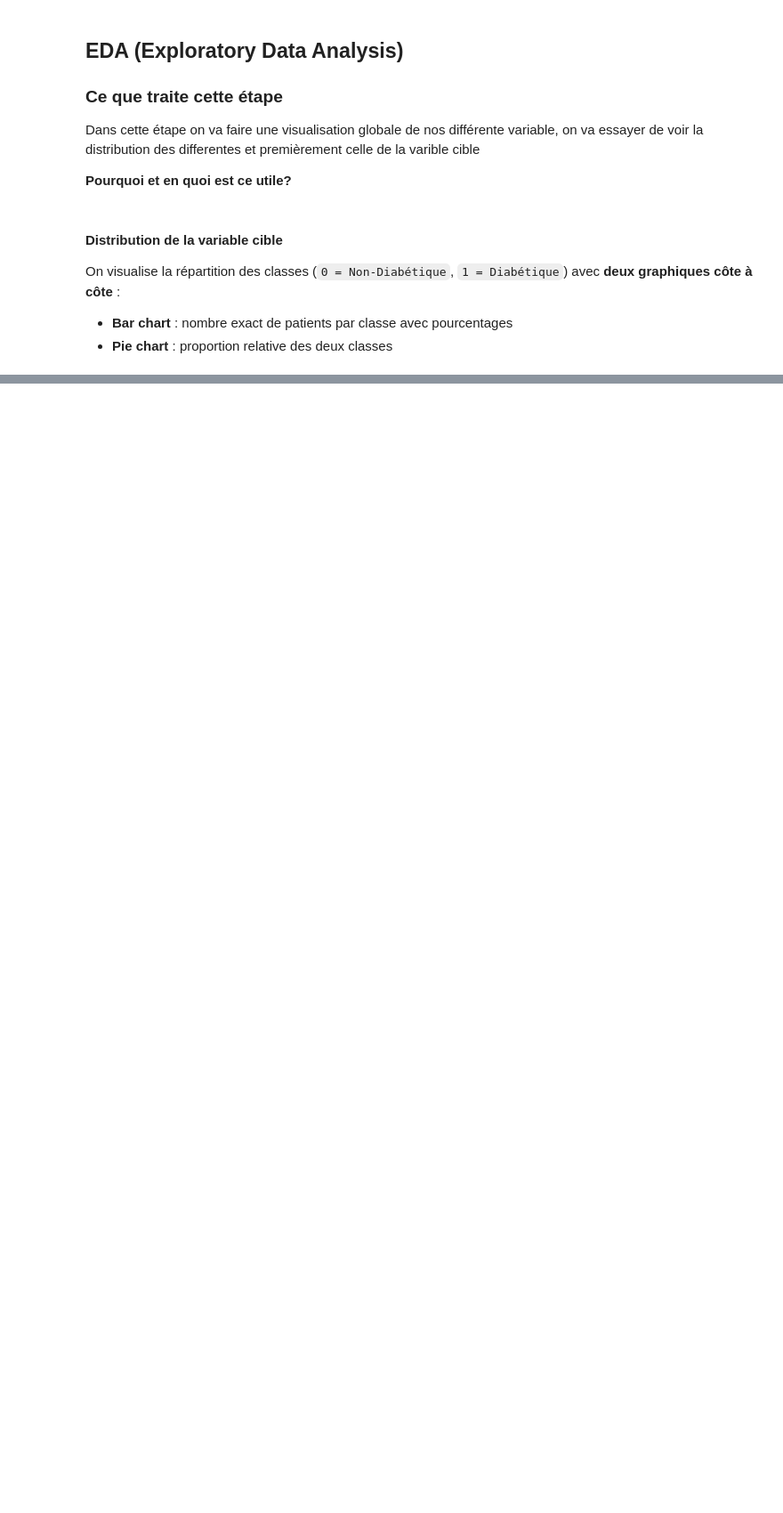
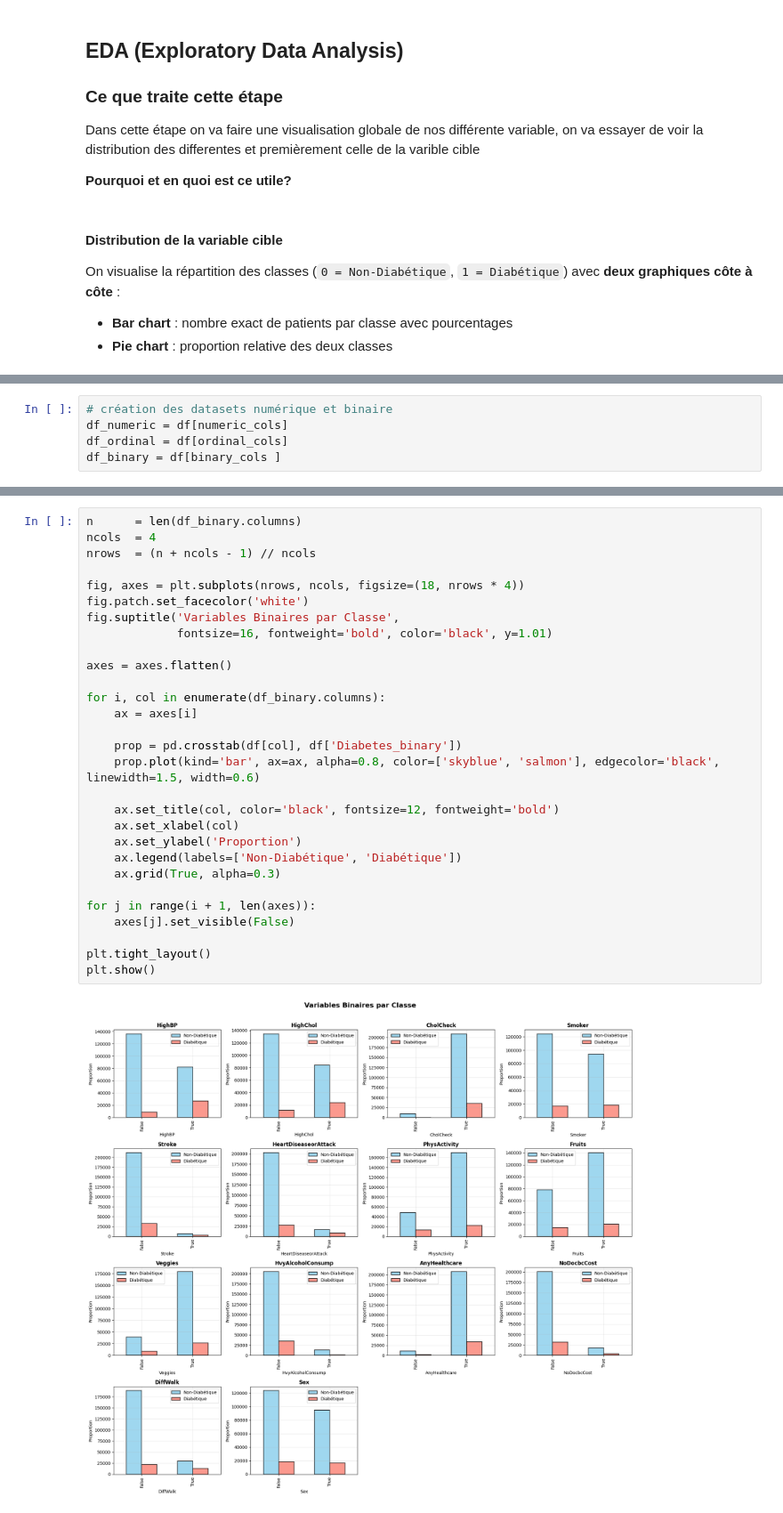
Before and after one commit to A4-CESI/deep_learning, a Jupyter notebook: preprocessing/preprocessingg.ipynb, the cells around one changed output, grey strips where cells are left out. Shown at 89% size. Saved outputs shown, nothing was run; the diff lists cells and outputs as text; blank space fills up the shorter version.

```diff
--- a/preprocessing/preprocessingg.ipynb
+++ b/preprocessing/preprocessingg.ipynb
@@ -188 +172,6 @@ df_global = pd.concat([df_train_scaled, df_val_scaled, df_test_scaled], ignore_i
+# %%
+# création des datasets numérique et binaire
+df_numeric = df[numeric_cols]
+df_ordinal = df[ordinal_cols]
+df_binary = df[binary_cols ]
 # %%
@@ -272,0 +345,31 @@ plt.show()
+# %%
+n      = len(df_binary.columns)
+ncols  = 4
+nrows  = (n + ncols - 1) // ncols
+
+fig, axes = plt.subplots(nrows, ncols, figsize=(18, nrows * 4))
+fig.patch.set_facecolor('white')
+fig.suptitle('Variables Binaires par Classe',
+             fontsize=16, fontweight='bold', color='black', y=1.01)
+
+axes = axes.flatten()
+
+for i, col in enumerate(df_binary.columns):
+    ax = axes[i]
+
+    prop = pd.crosstab(df[col], df['Diabetes_binary'])
+    prop.plot(kind='bar', ax=ax, alpha=0.8, color=['skyblue', 'salmon'], edgecolor='black', linewidth=1.5, width=0.6)
+
+    ax.set_title(col, color='black', fontsize=12, fontweight='bold')
+    ax.set_xlabel(col)
+    ax.set_ylabel('Proportion')
+    ax.legend(labels=['Non-Diabétique', 'Diabétique'])
+    ax.grid(True, alpha=0.3)
+
+for j in range(i + 1, len(axes)):
+    axes[j].set_visible(False)
+
+plt.tight_layout()
+plt.show()
+# %% [output]
+[figure, added]
```
Also changed, not shown: parts of 16 cells of this notebook, 1 other file.
